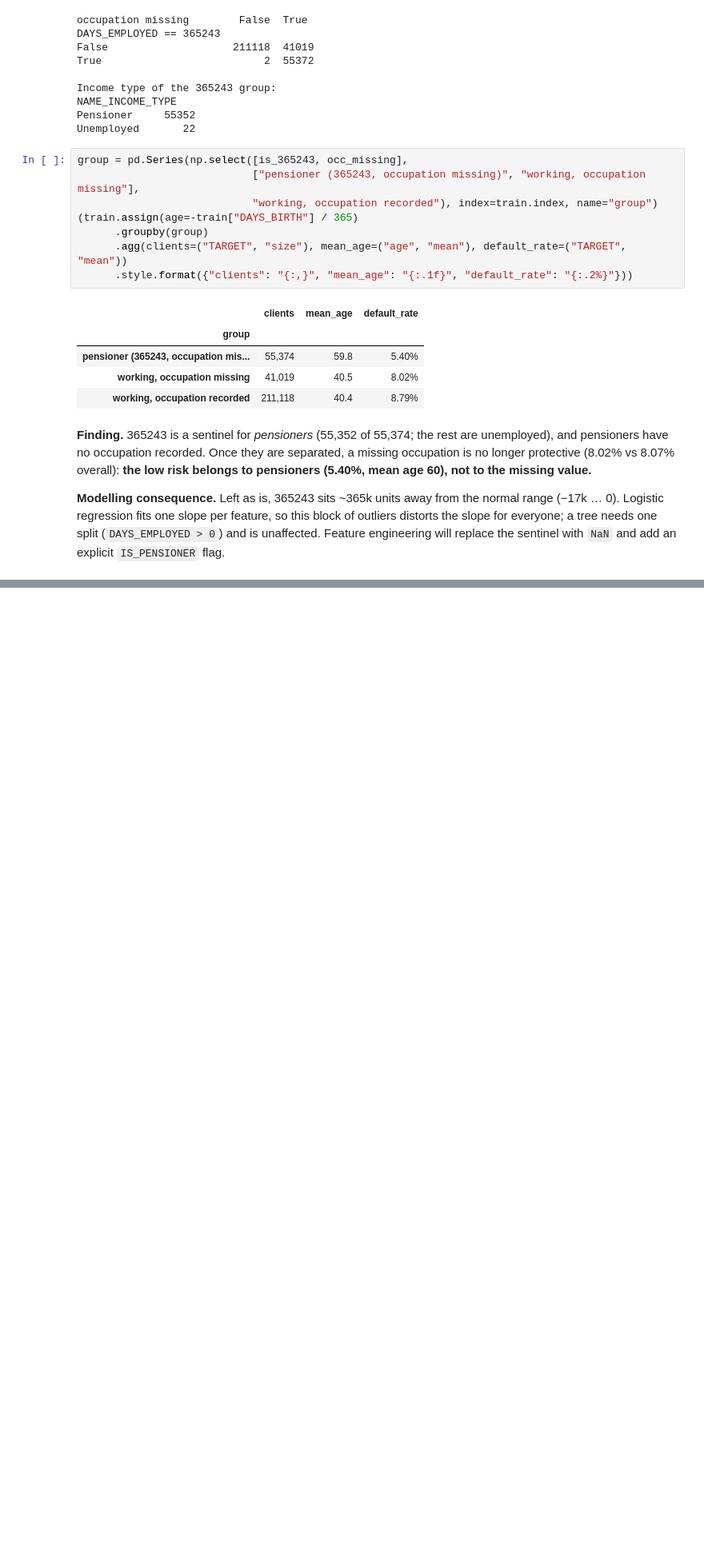
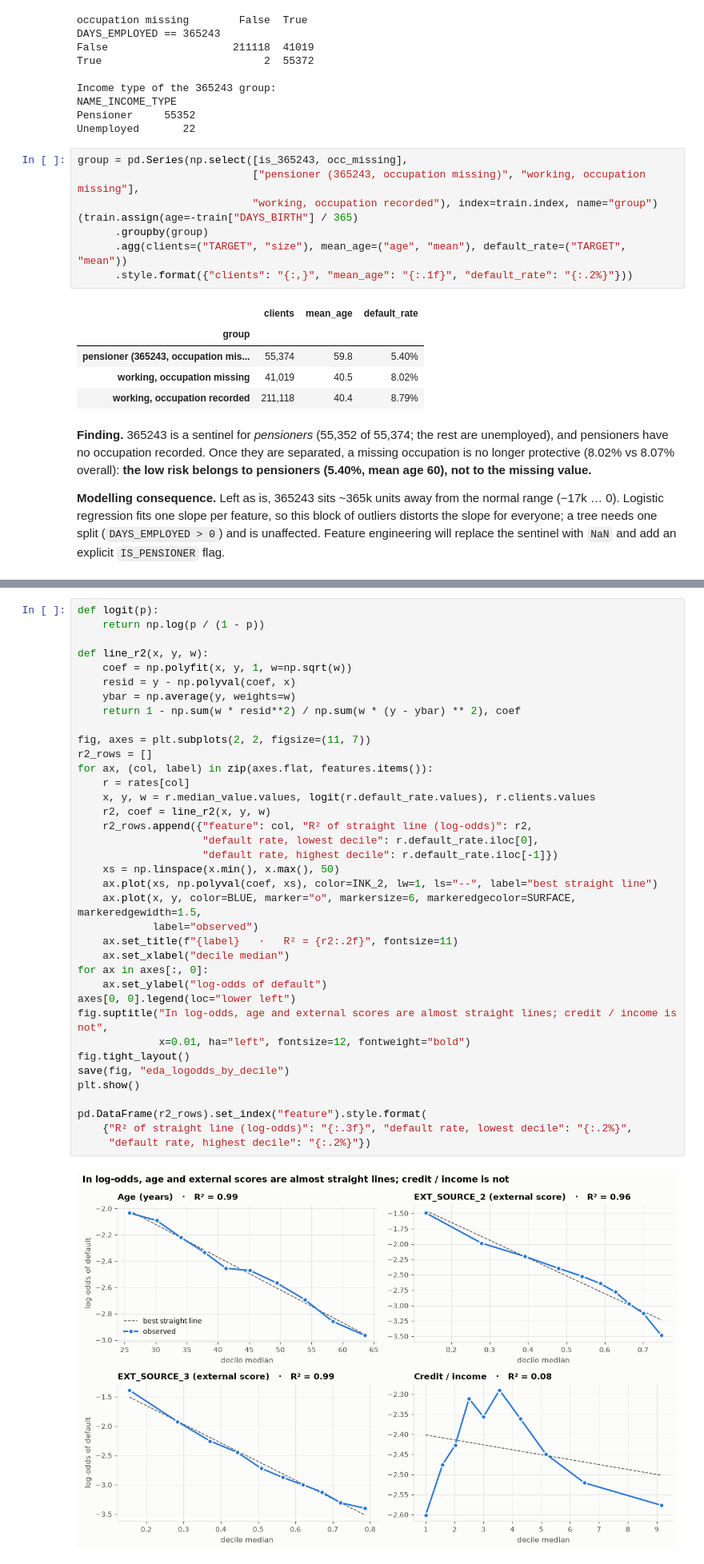
Before and after one commit to alperella00/home-credit-default-risk, a Jupyter notebook: notebooks/01_eda.ipynb, the cells around one changed output, grey strips where cells are left out. Shown at 80% size. Saved outputs shown, nothing was run; the diff lists cells and outputs as text; blank space fills up the shorter version.

```diff
--- a/notebooks/01_eda.ipynb
+++ b/notebooks/01_eda.ipynb
@@ -283,0 +362,39 @@ sentinel with `NaN` and add an explicit `IS_PENSIONER` flag.
+# %%
+def logit(p):
+    return np.log(p / (1 - p))
+
+def line_r2(x, y, w):
+    coef = np.polyfit(x, y, 1, w=np.sqrt(w))
+    resid = y - np.polyval(coef, x)
+    ybar = np.average(y, weights=w)
+    return 1 - np.sum(w * resid**2) / np.sum(w * (y - ybar) ** 2), coef
+
+fig, axes = plt.subplots(2, 2, figsize=(11, 7))
+r2_rows = []
+for ax, (col, label) in zip(axes.flat, features.items()):
+    r = rates[col]
+    x, y, w = r.median_value.values, logit(r.default_rate.values), r.clients.values
+    r2, coef = line_r2(x, y, w)
+    r2_rows.append({"feature": col, "R² of straight line (log-odds)": r2,
+                    "default rate, lowest decile": r.default_rate.iloc[0],
+                    "default rate, highest decile": r.default_rate.iloc[-1]})
+    xs = np.linspace(x.min(), x.max(), 50)
+    ax.plot(xs, np.polyval(coef, xs), color=INK_2, lw=1, ls="--", label="best straight line")
+    ax.plot(x, y, color=BLUE, marker="o", markersize=6, markeredgecolor=SURFACE, markeredgewidth=1.5,
+            label="observed")
+    ax.set_title(f"{label}   ·   R² = {r2:.2f}", fontsize=11)
+    ax.set_xlabel("decile median")
+for ax in axes[:, 0]:
+    ax.set_ylabel("log-odds of default")
+axes[0, 0].legend(loc="lower left")
+fig.suptitle("In log-odds, age and external scores are almost straight lines; credit / income is not",
+             x=0.01, ha="left", fontsize=12, fontweight="bold")
+fig.tight_layout()
+save(fig, "eda_logodds_by_decile")
+plt.show()
+
+pd.DataFrame(r2_rows).set_index("feature").style.format(
+    {"R² of straight line (log-odds)": "{:.3f}", "default rate, lowest decile": "{:.2%}",
+     "default rate, highest decile": "{:.2%}"})
+# %% [output]
+[figure, added]
```
Also changed, not shown: parts of 6 cells of this notebook, 2 other files.
